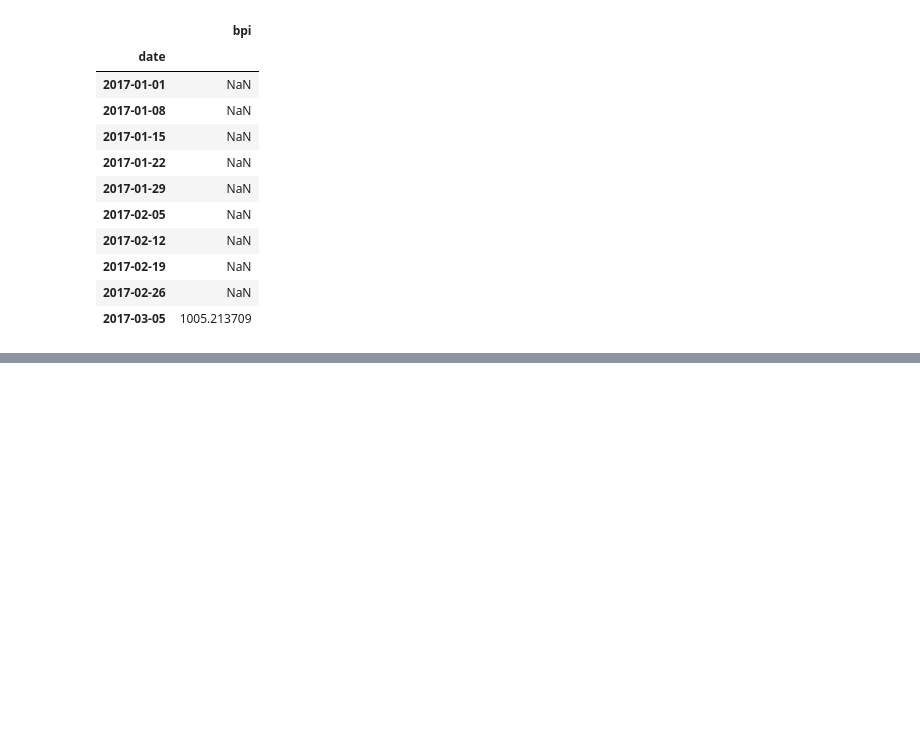
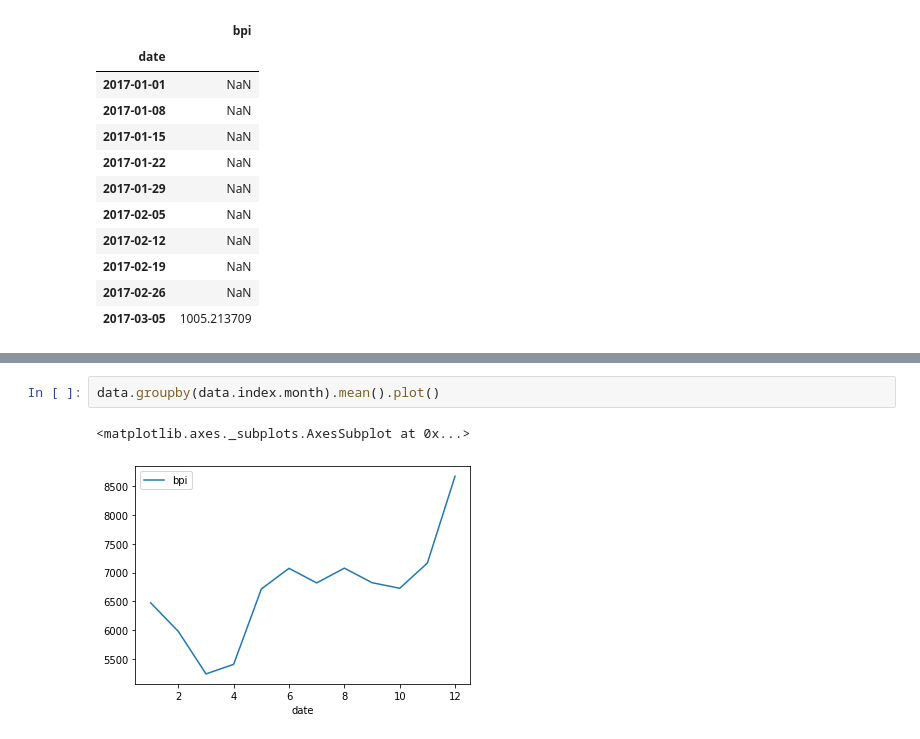
Before and after one commit to priyadarshi0007/TimeSeries-AIEngineering, a Jupyter notebook: Python_Time_Series_Function.ipynb, the cells around one changed output, grey strips where cells are left out. Drawn from its saved outputs; the diff is of its cells as text; blank space fills up the shorter version.

```diff
--- a/Python_Time_Series_Function.ipynb
+++ b/Python_Time_Series_Function.ipynb
@@ -241,0 +258,5 @@ pd.concat([data,data.rolling(window=100).mean(),data.ewm(span=50).mean()],axis=1
+# %%
+data.groupby(data.index.month).mean().plot()
+# %% [output]
+<matplotlib.axes._subplots.AxesSubplot at 0x...>
+[figure, added]
```
Also changed, not shown: parts of 24 cells of this notebook.
